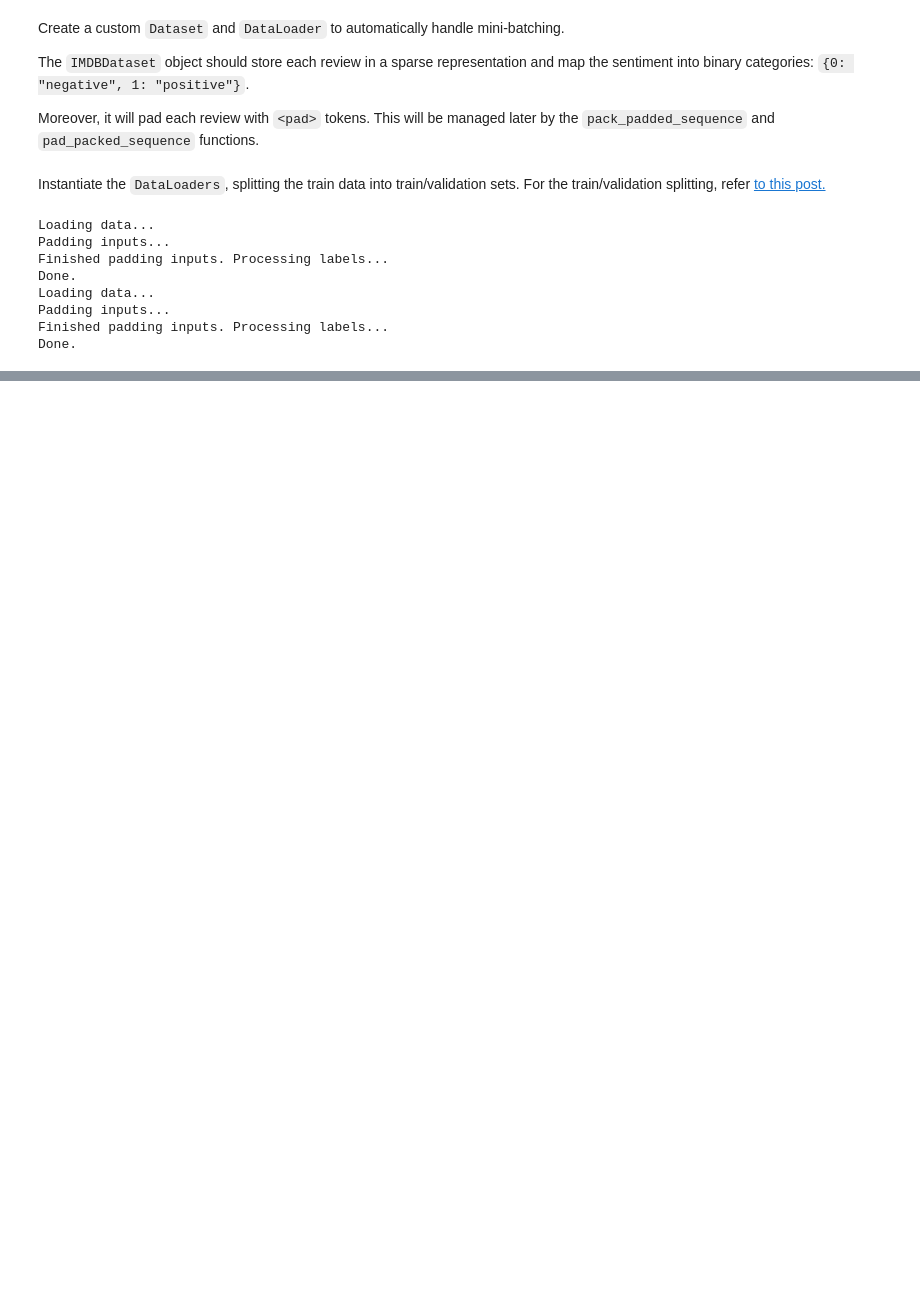
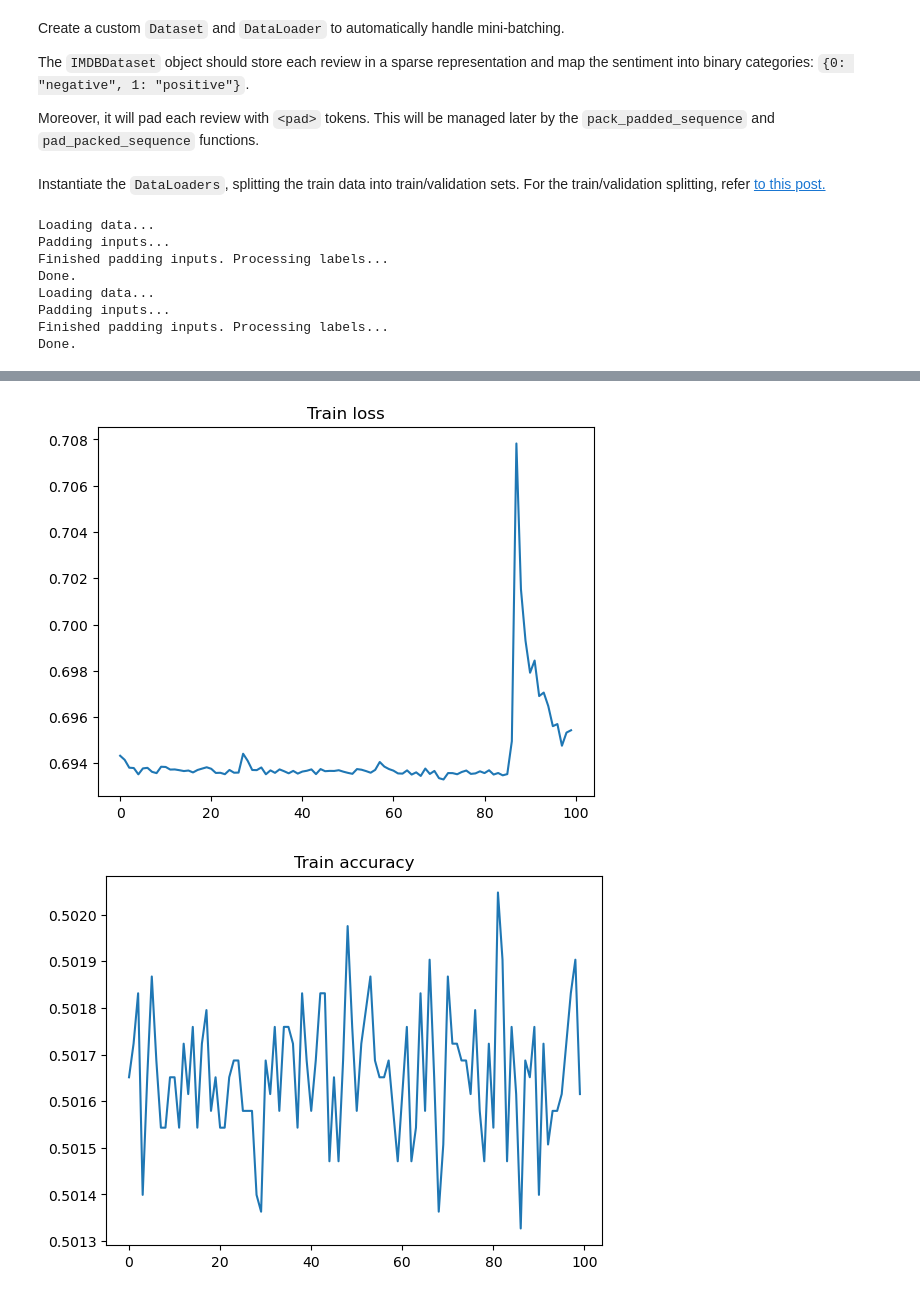
Before and after one commit to fcoelhomrc/MachineLearning, a Jupyter notebook: TAAPC_Assignments/assignment_2_model.ipynb, the cells around one changed output, grey strips where cells are left out. Saved outputs shown, nothing was run; the diff lists cells and outputs as text; code cells hidden in the pictures; blank space fills up the shorter version.

```diff
--- a/TAAPC_Assignments/assignment_2_model.ipynb
+++ b/TAAPC_Assignments/assignment_2_model.ipynb
@@ -69,0 +256,5 @@ PADDED_LENGTH
+# %%
+# torch.save(w2v_model.state_dict(), f"imdb_word2vec_E{EMBEDDING_DIM}_EMN{EMBEDDING_MAX_NORM}.pt")
+# Model to load
+MODEL_TO_LOAD = f"imdb_word2vec_E{EMBEDDING_DIM}_EMN{EMBEDDING_MAX_NORM}.pt"
+MODEL_TO_LOAD
@@ -190,20 +406,29 @@ Comment about `nn.functional.binary_cross_entropy_with_logits`: the targets $y$
 # %%
-EMBED_SIZE = 80
-HIDDEN_SIZE = 128
+HIDDEN_SIZE = 256
 NUM_LAYERS = 2
 LEARNING_RATE = 1e-3
-NUM_EPOCHS = 5
+NUM_EPOCHS = 100
 BIDIRECTIONAL = True
+DROPUT_RATE = 0.5
 
 if torch.cuda.is_available():
-    DEVICE = torch.device('cuda')
+    DEVICE = torch.device("cuda")
 else:
-    DEVICE = torch.device('cpu')
+    DEVICE = torch.device("cpu")
+# DEVICE = "cpu"
 
-print('DEVICE:', DEVICE)
 
-model = GRUPredictor(len(vocab), HIDDEN_SIZE, NUM_LAYERS,
-                     EMBED_SIZE, embed_max_norm=True, is_bidirectional=BIDIRECTIONAL).to(DEVICE)
+print("DEVICE:", DEVICE)
+print("EMBEDDING DIM:", EMBEDDING_DIM)
+
+model = GRUPredictor(len(vocab), HIDDEN_SIZE, NUM_LAYERS, is_bidirectional=BIDIRECTIONAL, dropout=DROPUT_RATE,
+                     embed_dim=EMBEDDING_DIM, embed_max_norm=True, pretrained=MODEL_TO_LOAD).to(DEVICE)
 optimizer = torch.optim.Adam(model.parameters(), lr=LEARNING_RATE)
+
+# Check that the weights were successfully loaded
+w2v_model = SkipGramModel(len(vocab)-1, EMBEDDING_DIM).to(DEVICE)
+w2v_model.load_state_dict(torch.load(MODEL_TO_LOAD))
+print(model.state_dict()["embedding.weight"][0])
+torch.equal(model.state_dict()["embedding.weight"][1:], w2v_model.state_dict()["embedding.weight"])
 # %% [output]
 DEVICE: cuda
@@ -275,3 +449,0 @@ def fit(model, train_loader, val_loader, optimizer, **kwargs):
-# %%
-train_loss, val_loss = fit(model, train_dataloader, validation_dataloader,
-                           optimizer, num_epochs=NUM_EPOCHS, device=DEVICE)
@@ -306,0 +542,3 @@ torch.save(model.state_dict(), model_name)
+# %%
+train_loss, val_loss, train_acc, val_acc = fit(model, train_dataloader, validation_dataloader,
+                                               optimizer, num_epochs=NUM_EPOCHS, device=DEVICE)
@@ -306,0 +569,10 @@ torch.save(model.state_dict(), model_name)
+# %%
+plt.title('Train loss')
+plt.plot(range(len(train_loss)), train_loss)
+plt.show()
+plt.title('Train accuracy')
+plt.plot(range(len(train_acc)), train_acc)
+plt.show()
+# %% [output]
+[figure, added]
+[figure, added]
```
Also changed, not shown: parts of 37 cells of this notebook, 2 other files.
